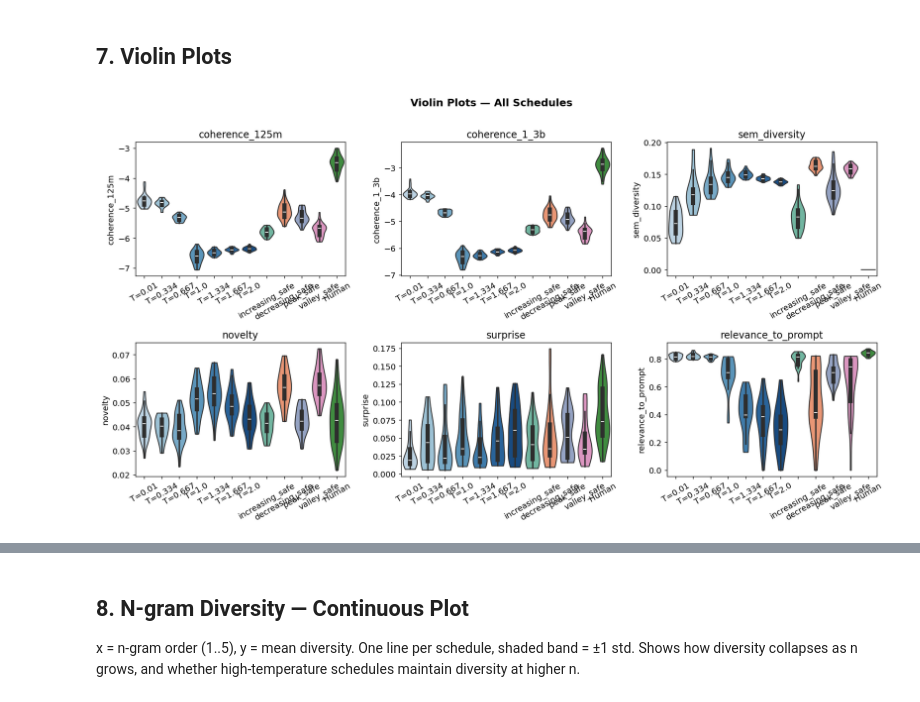
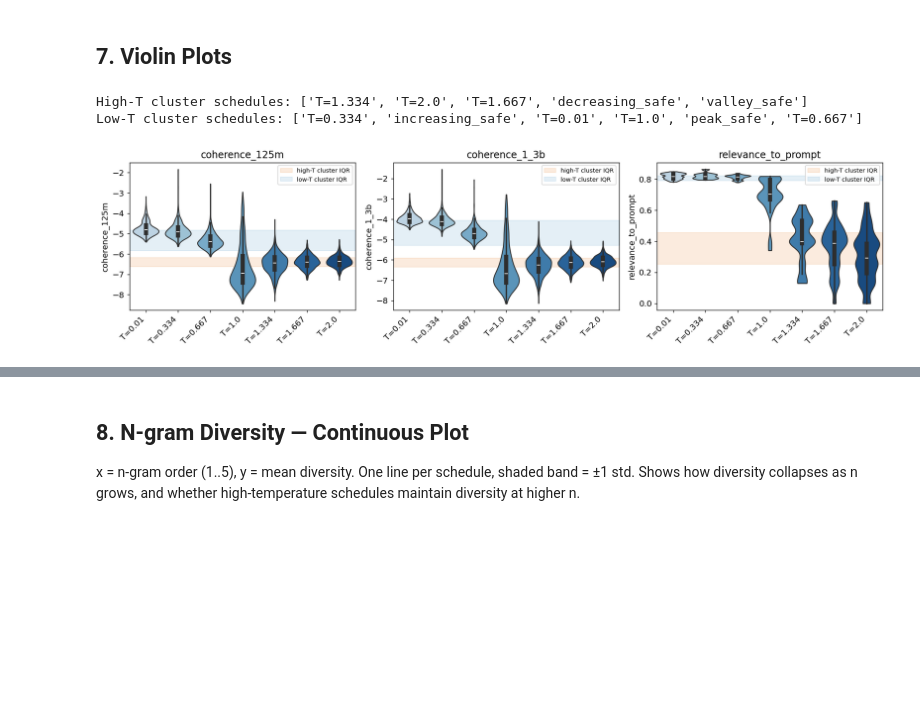
Before and after one commit to daphnabal/nlp_final_project, a Jupyter notebook: final-code/notebooks/final_analysis.ipynb, the cells around one changed output, grey strips where cells are left out. Drawn from its saved outputs; the diff is of its cells as text; code cells hidden in the pictures; blank space fills up the shorter version.

```diff
--- a/final-code/notebooks/final_analysis.ipynb
+++ b/final-code/notebooks/final_analysis.ipynb
@@ -914,0 +959,8 @@ Master DataFrame: 9,379 rows x 16 columns
+# %%
+prompt_df = (
+    df.groupby(['schedule', 'prompt_id'], dropna=False)[sampled_metrics]
+    .mean()
+    .reset_index()
+)
+# %%
+prompt_df = prompt_df[['schedule', 'prompt_id'] + sampled_metrics]
@@ -914,0 +983,2 @@ Master DataFrame: 9,379 rows x 16 columns
+# %%
+df=df.merge(prompt_df, on=['schedule', 'prompt_id'], suffixes=('', '_prompt'), how='left')
@@ -1053,8 +1292,8 @@ plt.show()
 # Metrics here are computed for every story → true per-story data.
 # df shape: (n_schedules × n_prompts × n_shadows) rows  ≈  9,900
 
-metric_cols = ['coherence_125m', 'coherence_1_3b',
-               'sem_diversity', 'novelty']
+metric_cols = ['coherence_125m', 'coherence_1_3b']
+# metric_cols= [ 'sem_diversity', 'novelty']
 metric_cols = [c for c in metric_cols if c in df.columns]
 
 n = len(metric_cols)
@@ -1082,5 +1321,6 @@ for j in range(i + 1, len(axes)):
 fig.suptitle('Starting Temp vs Metrics  [story-level: schedules × prompts × shadows]',
              fontsize=13, y=1.02)
 plt.tight_layout()
+plt.savefig('coherence_correlations.pdf', bbox_inches='tight')
 plt.show()
 # %% [output]
@@ -1181,33 +1444,68 @@ make_bar_grid(PLOT_METRICS, avail_fixed + avail_dynamic + human,  'Bar Plots —
 # %% [markdown]
 ## 7. Violin Plots
 # %%
-def make_violin_grid(metrics, schedules, title):
-    """Violin plots showing full distribution across 30 prompts."""
-    metrics = [m for m in metrics if m in df_prompt.columns if 'ngram' not in m]
-    data    = df_prompt[df_prompt['schedule'].isin(schedules)].copy()
+# Schedules that share the "high starting temperature" profile
+HIGH_T_CLUSTER  = set(
+    [s for s in avail_fixed if FIXED_TEMPS[FIXED_SCHEDULES.index(s)] > 1]
+    + [s for s in avail_dynamic if SCHED_LABELS.get(s, s) in ('decreasing_safe', 'valley_safe', 'Decreasing', 'Valley')]
+)
+LOW_T_CLUSTER = set(
+    [s for s in avail_fixed if FIXED_TEMPS[FIXED_SCHEDULES.index(s)] <= 1]
+    + [s for s in avail_dynamic if SCHED_LABELS.get(s, s) in ('increasing_safe', 'peak_safe', 'Increasing', 'Peak')]
+)
+
+print('High-T cluster schedules:', [SCHED_LABELS.get(s, s) for s in HIGH_T_CLUSTER])
+print('Low-T cluster schedules:', [SCHED_LABELS.get(s, s) for s in LOW_T_CLUSTER])
+def make_violin_grid(metrics, schedules, title, highlight=None, low_highlight=None):
+    """Violin plots showing full distribution across 30 prompts.
+    highlight: set of schedule keys — draws a horizontal band over their min-max range per metric.
+    """
+
+    metrics = [m for m in df.columns if 'ngram' not in m]
+    # to_include = ['novelty', 'sem_diversity']
+    to_include = ['coherence_1_3b', 'coherence_125m', 'relevance_to_prompt']
+    metrics = [m for m in metrics if m in to_include]
+    if not metrics:
+        print('No metrics to plot.'); return
+    data    = df[df['schedule'].isin(schedules)].copy()
     data['label'] = data['schedule'].map(SCHED_LABELS)
-    labels  = [SCHED_LABELS[s] for s in schedules]
+    labels  = [SCHED_LABELS[s] for s in schedules if s in data['schedule'].unique()]
     palette = {SCHED_LABELS[s]: COLOR_MAP[s] for s in schedules}
 
-    ncols = 3
+    ncols = min(len(metrics), 3)
     nrows = (len(metrics) + ncols - 1) // ncols
     fig, axes = plt.subplots(nrows, ncols, figsize=(ncols * 5, nrows * 4))
     axes = axes.flatten()
     for i, metric in enumerate(metrics):
+        ax = axes[i]
         sns.violinplot(data=data, x='label', y=metric, order=labels,
-                       palette=palette, inner='box', cut=0, ax=axes[i])
-        axes[i].set_title(metric)
-        axes[i].set_xlabel('')
-        axes[i].tick_params(axis='x', rotation=30)
+                       palette=palette, inner='box', cut=0, ax=ax)
+        if highlight:
+            hi_data = data[data['schedule'].isin(highlight)][metric].dropna()
+            if len(hi_data):
+                ax.axhspan(hi_data.quantile(0.25), hi_data.quantile(0.75),
+                           alpha=0.15, color='#e67e22', zorder=0, label='high-T cluster IQR')
+                ax.legend(fontsize=8, loc='upper right')
+        if low_highlight:
+            lo_data = data[data['schedule'].isin(low_highlight)][metric].dropna()
+            if len(lo_data):
+                ax.axhspan(lo_data.quantile(0.25), lo_data.quantile(0.75),
+                           alpha=0.12, color='#2980b9', zorder=0, label='low-T cluster IQR')
+                ax.legend(fontsize=8, loc='upper right')
+        ax.set_title(metric)
+        ax.set_xlabel('')
+        ax.set_xticklabels(labels, rotation=45, ha='right')
     for j in range(i + 1, len(axes)):
         axes[j].set_visible(False)
-    fig.suptitle(title, fontsize=14, fontweight='bold', y=1.01)
     plt.tight_layout()
+    plt.savefig('violin_grid.pdf', bbox_inches='tight')
     plt.show()
 
 
-# make_violin_grid(PLOT_METRICS, avail_fixed,                  'Violin Plots — Fixed Temperature Schedules')
-# make_violin_grid(PLOT_METRICS, avail_dynamic,                'Violin Plots — Dynamic Schedules')
-make_violin_grid(PLOT_METRICS, avail_fixed + avail_dynamic + human,  'Violin Plots — All Schedules')
+# make_violin_grid(PLOT_METRICS, avail_fixed,                 'Violin Plots — Fixed Temperature Schedules')
+# make_violin_grid(PLOT_METRICS, avail_dynamic,               'Violin Plots — Dynamic Schedules')
+make_violin_grid(PLOT_METRICS, avail_fixed + avail_dynamic,  'Violin Plots — All Schedules', highlight=HIGH_T_CLUSTER, low_highlight=LOW_T_CLUSTER)
 # %% [output]
+High-T cluster schedules: ['T=1.334', 'T=2.0', 'T=1.667', 'decreasing_safe', 'valley_safe']
+Low-T cluster schedules: ['T=0.334', 'increasing_safe', 'T=0.01', 'T=1.0', 'peak_safe', 'T=0.667']
-[figure, old version]
+[figure, new version]
```
Also changed, not shown: parts of 16 cells of this notebook.
